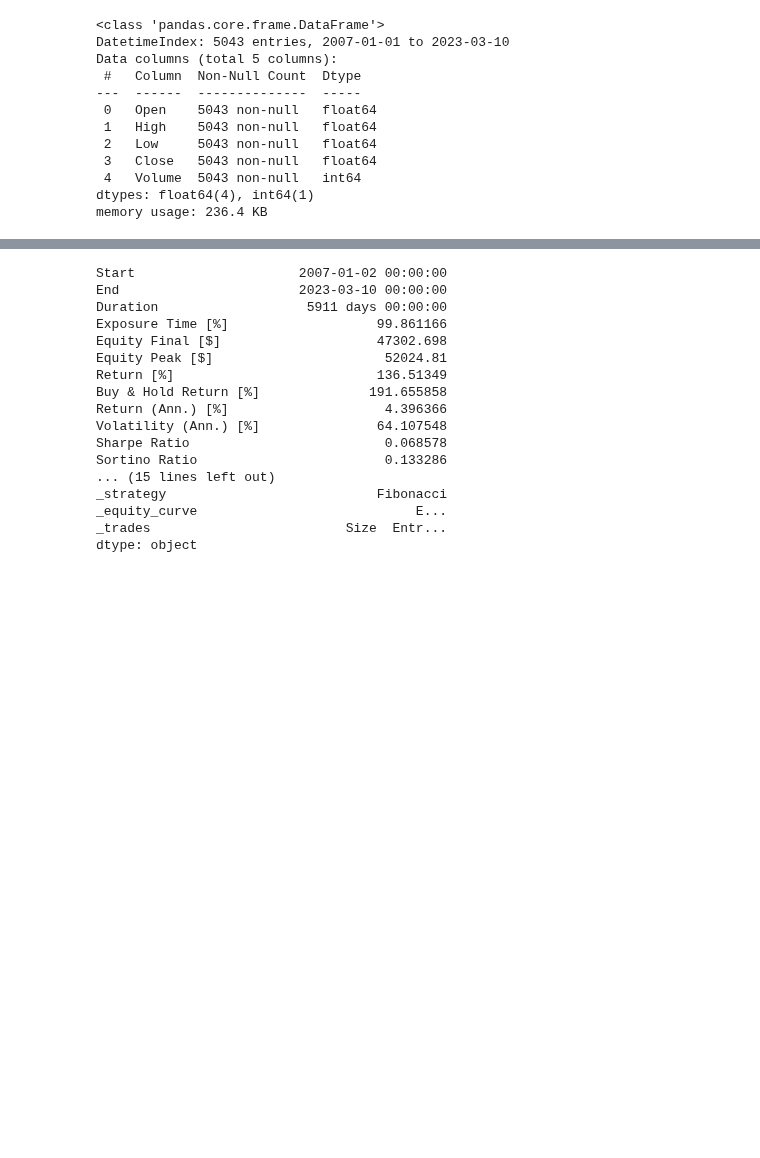
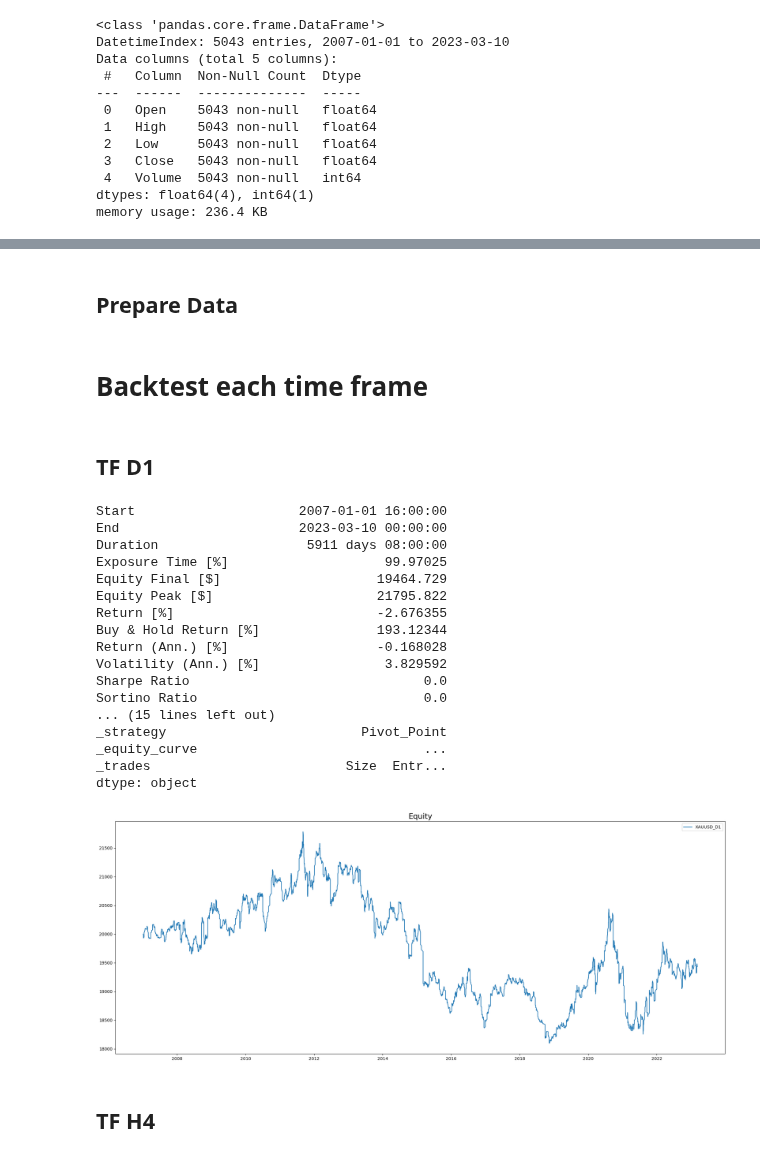
Before and after one commit to Kittipong91/XAUUSD_algorithmic_trading, a Jupyter notebook: Technical_Strategy/Strategy+14+-+Fibonacci/Strategy+14+-+Fibonacci- Backtesting.ipynb, the cells around one changed output, grey strips where cells are left out. Cells and saved outputs as stored; diff of their text form; code cells hidden in the pictures; blank space fills up the shorter version.

```diff
--- a/Technical_Strategy/Strategy+14+-+Fibonacci/Strategy+14+-+Fibonacci- Backtesting.ipynb
+++ b/Technical_Strategy/Strategy+14+-+Fibonacci/Strategy+14+-+Fibonacci- Backtesting.ipynb
@@ -245,2 +41,4 @@ class Fibonacci(Strategy):
 # %%
 account_size = 20000
+# %% [markdown]
+## Prepare Data
@@ -247,22 +53,32 @@ account_size = 20000
+# %% [markdown]
+# Backtest each time frame
+# %% [markdown]
+## TF D1
 # %%
-bt = Backtest(data, Fibonacci, cash=account_size, margin=1/2000 )
-result = bt.run()
-result
+Backtest_D1 = Backtest(data_D1, strategy, cash=account_size, margin=1/2000, )
+result_D1 = Backtest_D1.run()
+result_D1
 # %% [output]
-Start                     2007-01-02 00:00:00
+Start                     2007-01-01 16:00:00
 End                       2023-03-10 00:00:00
-Duration                   5911 days 00:00:00
-Exposure Time [%]                   99.861166
-Equity Final [$]                    47302.698
-Equity Peak [$]                      52024.81
-Return [%]                          136.51349
-Buy & Hold Return [%]              191.655858
-Return (Ann.) [%]                    4.396366
-Volatility (Ann.) [%]               64.107548
-Sharpe Ratio                         0.068578
-Sortino Ratio                        0.133286
+Duration                   5911 days 08:00:00
+Exposure Time [%]                    99.97025
+Equity Final [$]                    19464.729
+Equity Peak [$]                     21795.822
+Return [%]                          -2.676355
+Buy & Hold Return [%]               193.12344
+Return (Ann.) [%]                   -0.168028
+Volatility (Ann.) [%]                3.829592
+Sharpe Ratio                              0.0
+Sortino Ratio                             0.0
 ... (15 lines left out)
-_strategy                           Fibonacci
-_equity_curve                            E...
+_strategy                         Pivot_Point
+_equity_curve                             ...
 _trades                         Size  Entr...
 dtype: object
+# %%
+plot_equity_trades(result_D1['_trades'],'XAUUSD_D1' , account_size)
+# %% [output]
+[figure, added]
+# %% [markdown]
+## TF H4
```
Also changed, not shown: parts of 57 cells of this notebook, 7 other files.
